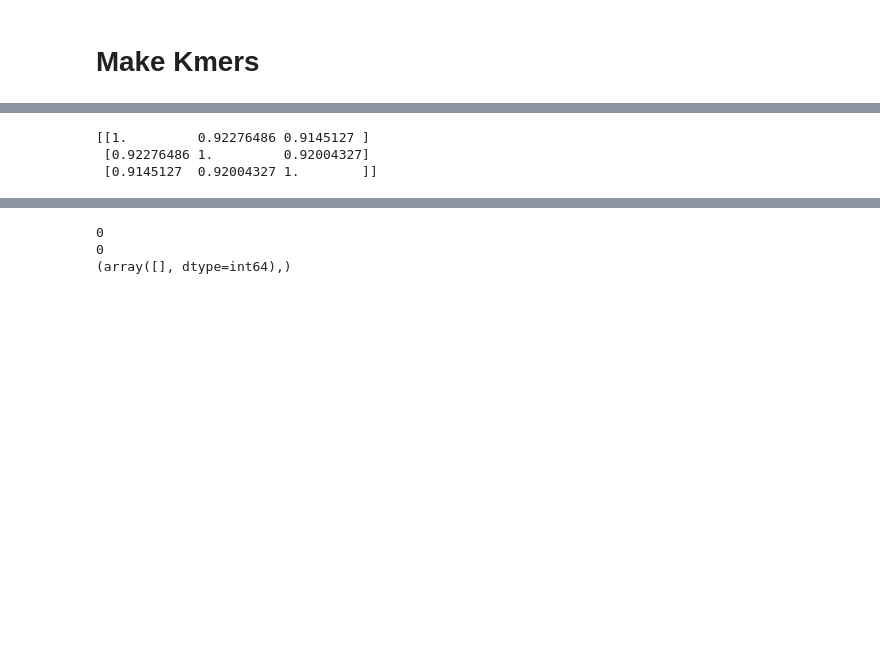
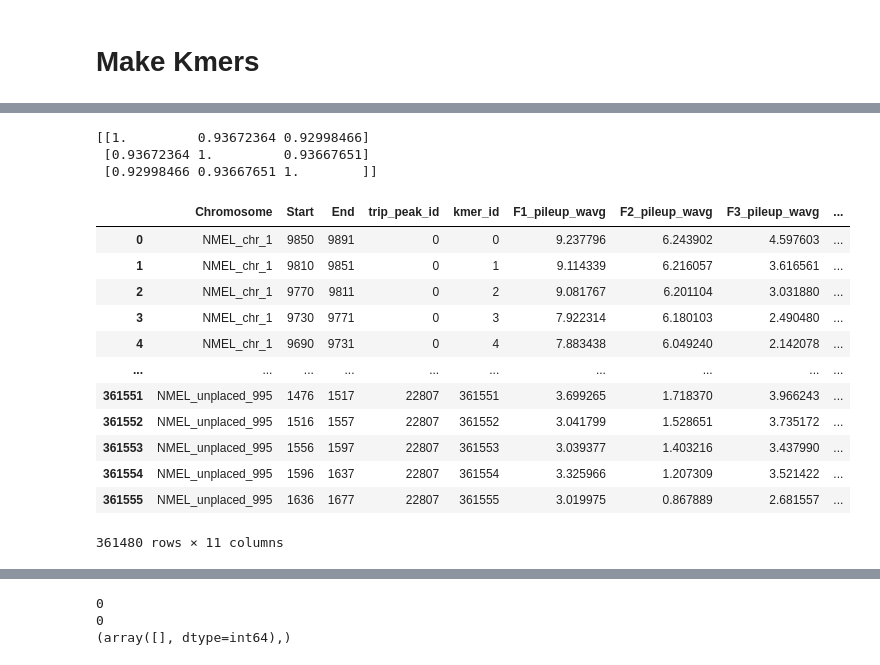
Before and after one commit to brian-arnold/STARRseq_code, a Jupyter notebook: notebooks/02_compare_peak_callers_across_bioreps_REFACTORED.ipynb, the cells around one changed output, grey strips where cells are left out. Cells and saved outputs as stored; diff of their text form; code cells hidden in the pictures; blank space fills up the shorter version.

```diff
--- a/notebooks/02_compare_peak_callers_across_bioreps_REFACTORED.ipynb
+++ b/notebooks/02_compare_peak_callers_across_bioreps_REFACTORED.ipynb
@@ -637,10 +639,28 @@ print(np.corrcoef(kmer_df[['F1_pileup_wavg', 'F2_pileup_wavg', 'F3_pileup_wavg']
 
 kmer_df["median_pileup_wavg"] = kmer_df[['F1_pileup_wavg', 'F2_pileup_wavg', 'F3_pileup_wavg']].median(axis=1)
 kmer_df['sequence'] = pr.get_sequence(pr.PyRanges(kmer_df), ref_genome)
+
+kmer_df[['Chromosome','Start','End','sequence']].to_csv(f'./kmers_test.txt', sep='\t', index=False, header=False)
 # %% [output]
-[[1.         0.92276486 0.9145127 ]
- [0.92276486 1.         0.92004327]
- [0.9145127  0.92004327 1.        ]]
+[[1.         0.93672364 0.92998466]
+ [0.93672364 1.         0.93667651]
+ [0.92998466 0.93667651 1.        ]]
+# %%
+kmer_df
+# %% [output]
+|  | Chromosome | Start | End | trip_peak_id | kmer_id | F1_pileup_wavg | F2_pileup_wavg | F3_pileup_wavg | ... |
+| 0 | NMEL_chr_1 | 9850 | 9891 | 0 | 0 | 9.237796 | 6.243902 | 4.597603 | ... |
+| 1 | NMEL_chr_1 | 9810 | 9851 | 0 | 1 | 9.114339 | 6.216057 | 3.616561 | ... |
+| 2 | NMEL_chr_1 | 9770 | 9811 | 0 | 2 | 9.081767 | 6.201104 | 3.031880 | ... |
+| 3 | NMEL_chr_1 | 9730 | 9771 | 0 | 3 | 7.922314 | 6.180103 | 2.490480 | ... |
+| 4 | NMEL_chr_1 | 9690 | 9731 | 0 | 4 | 7.883438 | 6.049240 | 2.142078 | ... |
+| ... | ... | ... | ... | ... | ... | ... | ... | ... | ... |
+| 361551 | NMEL_unplaced_995 | 1476 | 1517 | 22807 | 361551 | 3.699265 | 1.718370 | 3.966243 | ... |
+| 361552 | NMEL_unplaced_995 | 1516 | 1557 | 22807 | 361552 | 3.041799 | 1.528651 | 3.735172 | ... |
+| 361553 | NMEL_unplaced_995 | 1556 | 1597 | 22807 | 361553 | 3.039377 | 1.403216 | 3.437990 | ... |
+| 361554 | NMEL_unplaced_995 | 1596 | 1637 | 22807 | 361554 | 3.325966 | 1.207309 | 3.521422 | ... |
+| 361555 | NMEL_unplaced_995 | 1636 | 1677 | 22807 | 361555 | 3.019975 | 0.867889 | 2.681557 | ... |
+361480 rows × 11 columns
 # %%
 print(kmer_df.head(15)['trip_peak_id'])
 print(len(kmer_df['trip_peak_id'].unique()))
```
Also changed, not shown: parts of 20 cells of this notebook, 12 other files.
